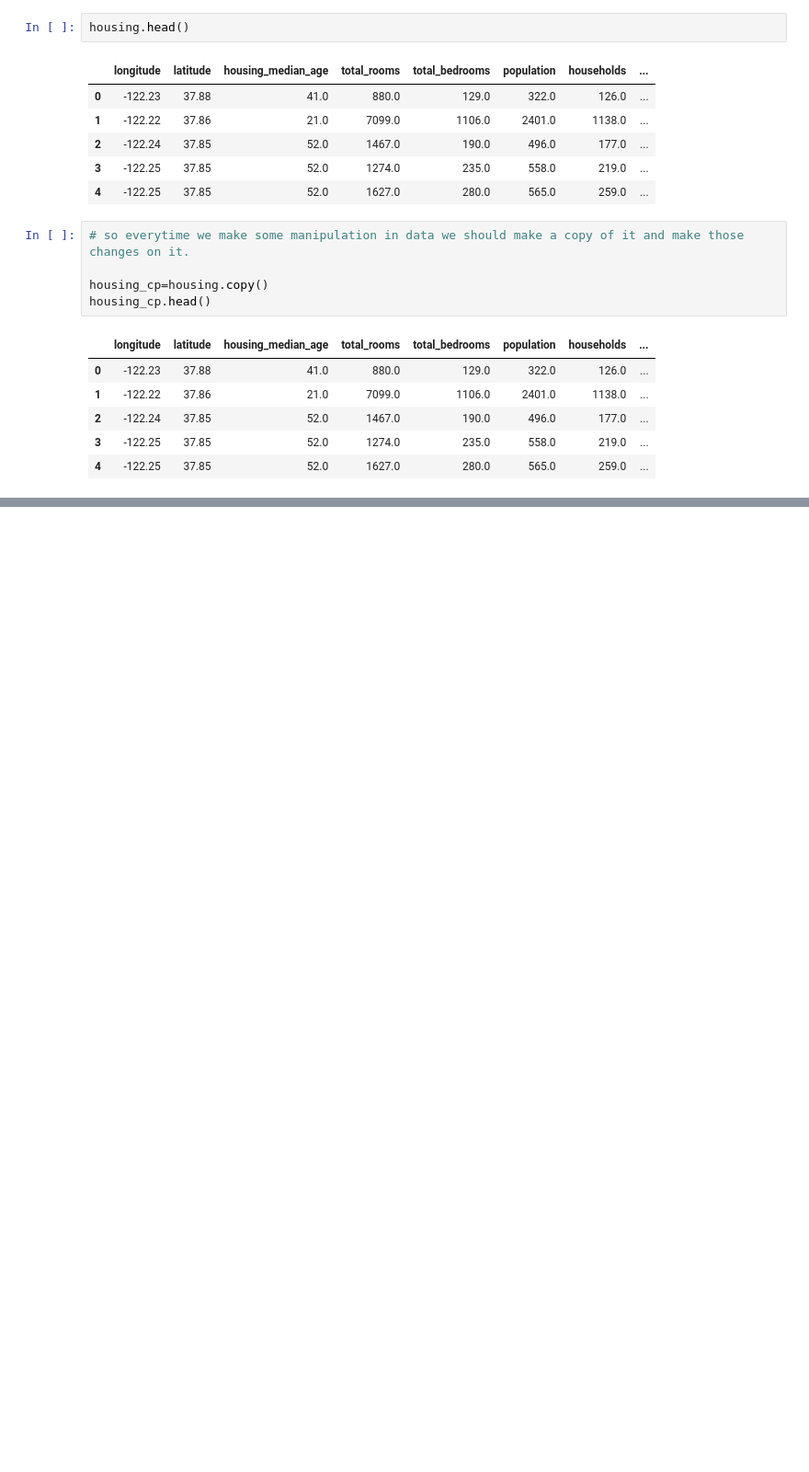
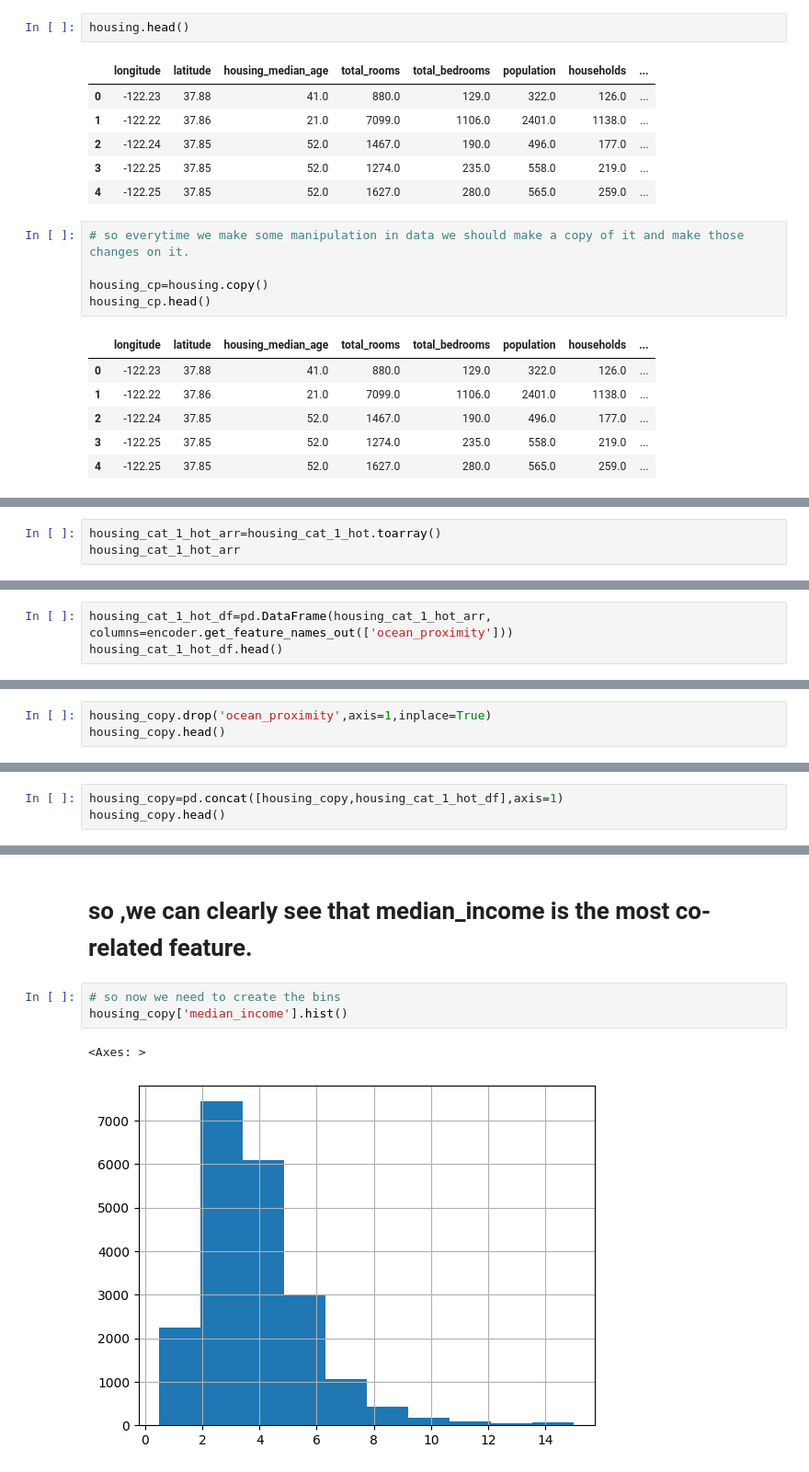
Before and after one commit to akashnarwal7/Califlornia-Housing-Price-Prediction-Model, a Jupyter notebook: HousePricePrediction.ipynb, the cells around one changed output, grey strips where cells are left out. Shown at 92% size. Drawn from its saved outputs; the diff is of its cells as text; blank space fills up the shorter version.

```diff
--- a/HousePricePrediction.ipynb
+++ b/HousePricePrediction.ipynb
@@ -229,0 +218,3 @@ hosuing.copy
+# %%
+housing_cat_1_hot_arr=housing_cat_1_hot.toarray()
+housing_cat_1_hot_arr
@@ -229,0 +231,3 @@ hosuing.copy
+# %%
+housing_cat_1_hot_df=pd.DataFrame(housing_cat_1_hot_arr, columns=encoder.get_feature_names_out(['ocean_proximity']))
+housing_cat_1_hot_df.head()
@@ -229,0 +244,3 @@ hosuing.copy
+# %%
+housing_copy.drop('ocean_proximity',axis=1,inplace=True)
+housing_copy.head()
@@ -229,0 +296,3 @@ hosuing.copy
+# %%
+housing_copy=pd.concat([housing_copy,housing_cat_1_hot_df],axis=1)
+housing_copy.head()
@@ -234,0 +347,8 @@ ValueError: could not convert string to float: 'NEAR BAY'
+# %% [markdown]
+# so ,we can clearly see that median_income is the most co-related feature.
+# %%
+# so now we need to create the bins
+housing_copy['median_income'].hist()
+# %% [output]
+<Axes: >
+[figure, added]
```
Also changed, not shown: parts of 18 cells of this notebook.
